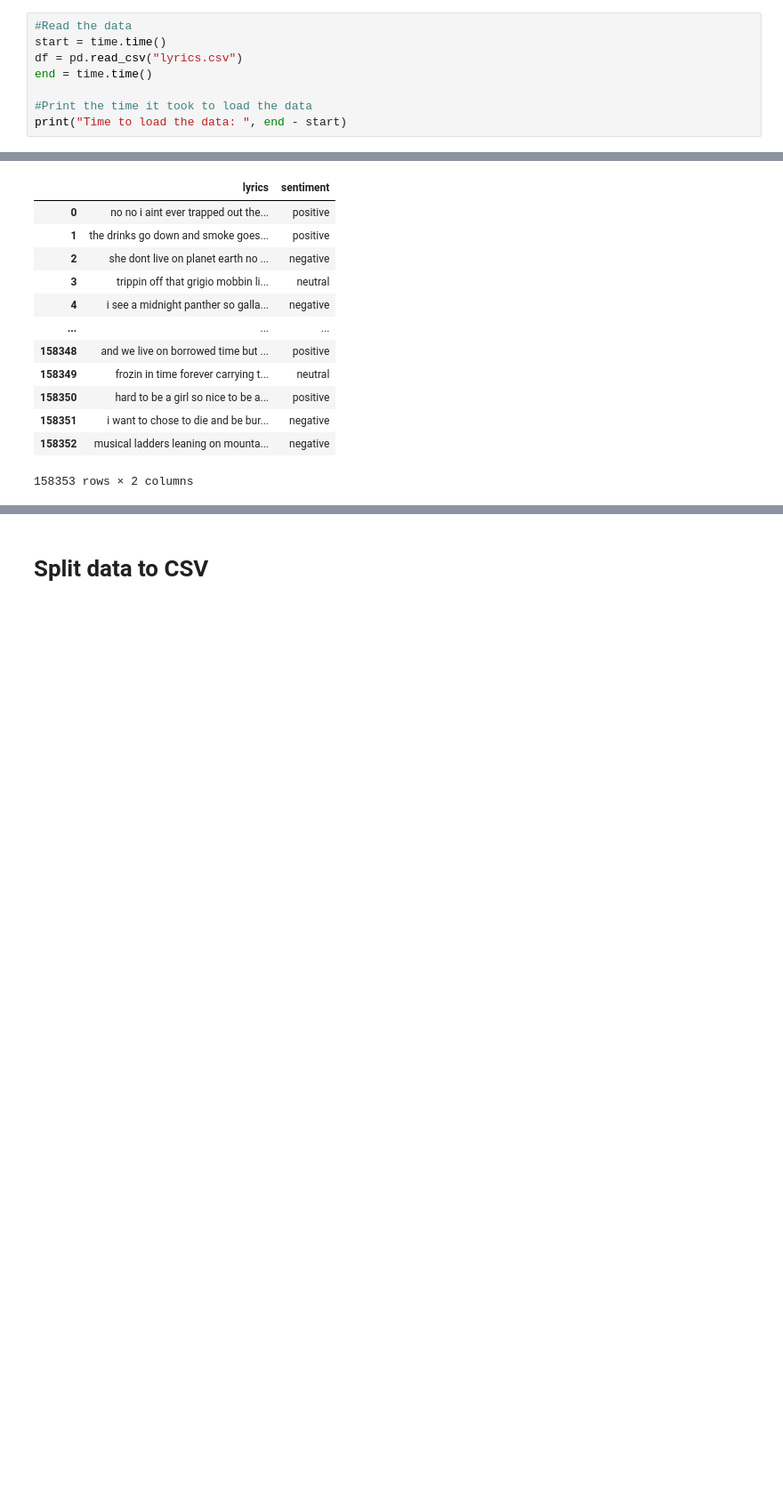
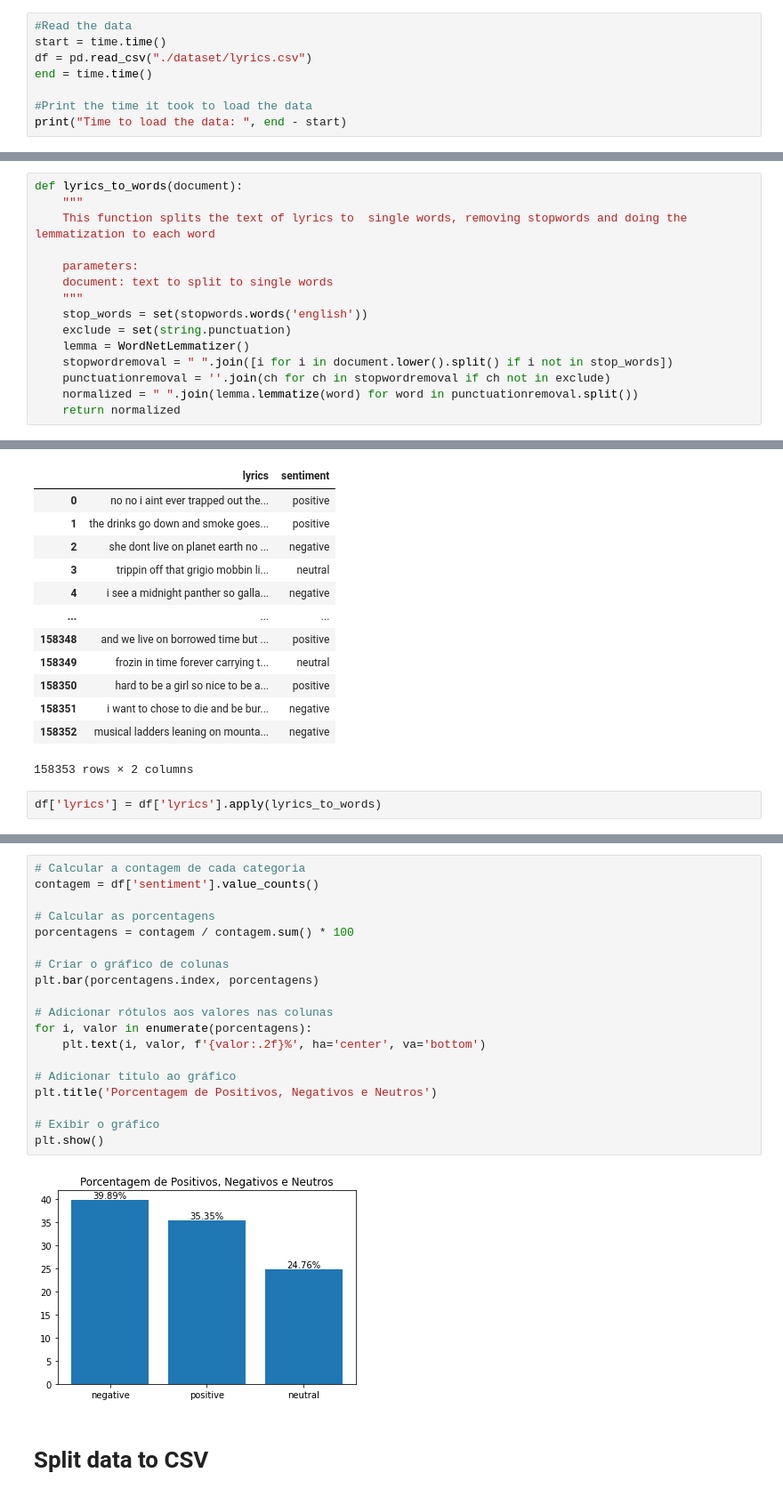
Before and after one commit to alpereirinha/DL_Project, a Jupyter notebook: DL.ipynb, the cells around one changed output, grey strips where cells are left out. Shown: that part at 89% size. Drawn from its saved outputs; the diff is of its cells as text; blank space fills up the shorter version.

Commit message:
stopwords and lemmatizer

```diff
--- a/DL.ipynb
+++ b/DL.ipynb
@@ -12,7 +30,7 @@ from sklearn.model_selection import train_test_split
 # %%
 #Read the data
 start = time.time()
-df = pd.read_csv("lyrics.csv")
+df = pd.read_csv("./dataset/lyrics.csv")
 end = time.time()
 
 #Print the time it took to load the data
@@ -130,6 +147,21 @@ df['lyrics'] = df['lyrics'].str.replace("\n", ' ')
 df['lyrics'] = df['lyrics'].str.replace("\r", ' ')
 df['lyrics'] = df['lyrics'].str.lower()
 df['lyrics'] = df['lyrics'].str.replace('[{}]'.format(string.punctuation), '')
+# %%
+def lyrics_to_words(document):
+    """
+    This function splits the text of lyrics to  single words, removing stopwords and doing the lemmatization to each word
+
+    parameters:
+    document: text to split to single words
+    """
+    stop_words = set(stopwords.words('english'))
+    exclude = set(string.punctuation)
+    lemma = WordNetLemmatizer()
+    stopwordremoval = " ".join([i for i in document.lower().split() if i not in stop_words])
+    punctuationremoval = ''.join(ch for ch in stopwordremoval if ch not in exclude)
+    normalized = " ".join(lemma.lemmatize(word) for word in punctuationremoval.split())
+    return normalized
 # %%
 df
 # %% [output]
@@ -146,3 +178,5 @@ df
 | 158351 | i want to chose to die and be bur... | negative |
 | 158352 | musical ladders leaning on mounta... | negative |
 158353 rows × 2 columns
+# %%
+df['lyrics'] = df['lyrics'].apply(lyrics_to_words)
@@ -149,3 +201,24 @@ df
+# %%
+# Calcular a contagem de cada categoria
+contagem = df['sentiment'].value_counts()
+
+# Calcular as porcentagens
+porcentagens = contagem / contagem.sum() * 100
+
+# Criar o gráfico de colunas
+plt.bar(porcentagens.index, porcentagens)
+
+# Adicionar rótulos aos valores nas colunas
+for i, valor in enumerate(porcentagens):
+    plt.text(i, valor, f'{valor:.2f}%', ha='center', va='bottom')
+
+# Adicionar título ao gráfico
+plt.title('Porcentagem de Positivos, Negativos e Neutros')
+
+# Exibir o gráfico
+plt.show()
+# %% [output]
+[figure, added]
 # %% [markdown]
 # Split data to CSV
 # %%
```
Also changed, not shown: parts of 11 cells of this notebook.
